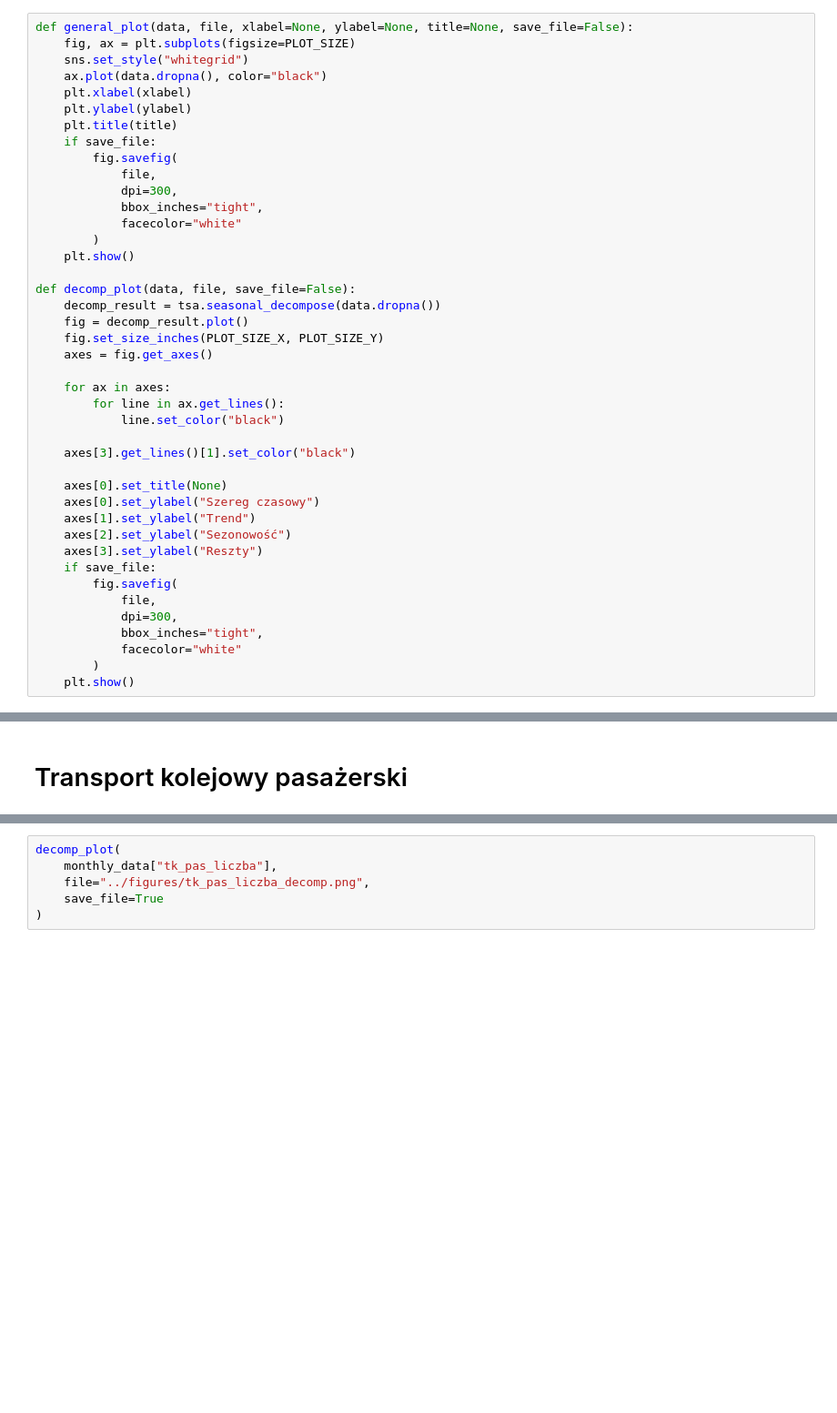
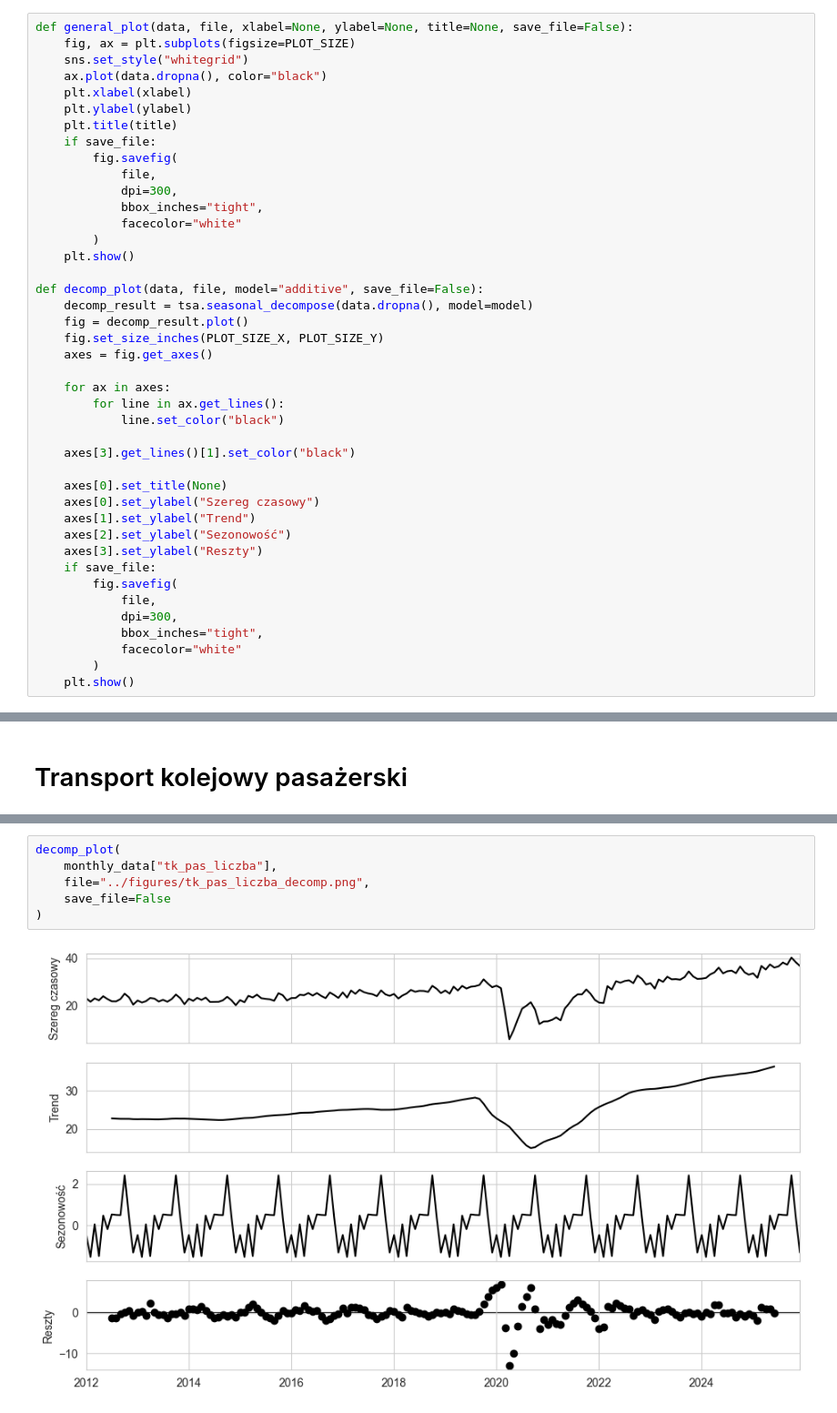
Before and after one commit to przem-pep/praca-magisterska, a Jupyter notebook: python/plotting.ipynb, the cells around one changed output, grey strips where cells are left out. Shown at 91% size. Cells and saved outputs as stored; diff of their text form; blank space fills up the shorter version.

```diff
--- a/python/plotting.ipynb
+++ b/python/plotting.ipynb
@@ -27,8 +27,8 @@ def general_plot(data, file, xlabel=None, ylabel=None, title=None, save_file=Fal
         )
     plt.show()
 
-def decomp_plot(data, file, save_file=False):
-    decomp_result = tsa.seasonal_decompose(data.dropna())
+def decomp_plot(data, file, model="additive", save_file=False):
+    decomp_result = tsa.seasonal_decompose(data.dropna(), model=model)
     fig = decomp_result.plot()
     fig.set_size_inches(PLOT_SIZE_X, PLOT_SIZE_Y)
     axes = fig.get_axes()
@@ -206,6 +215,8 @@ general_plot(
 # %%
 decomp_plot(
     monthly_data["tk_pas_liczba"],
     file="../figures/tk_pas_liczba_decomp.png",
-    save_file=True
+    save_file=False
 )
+# %% [output]
+[figure, added]
```
Also changed, not shown: parts of 55 cells of this notebook, 31 other files.
